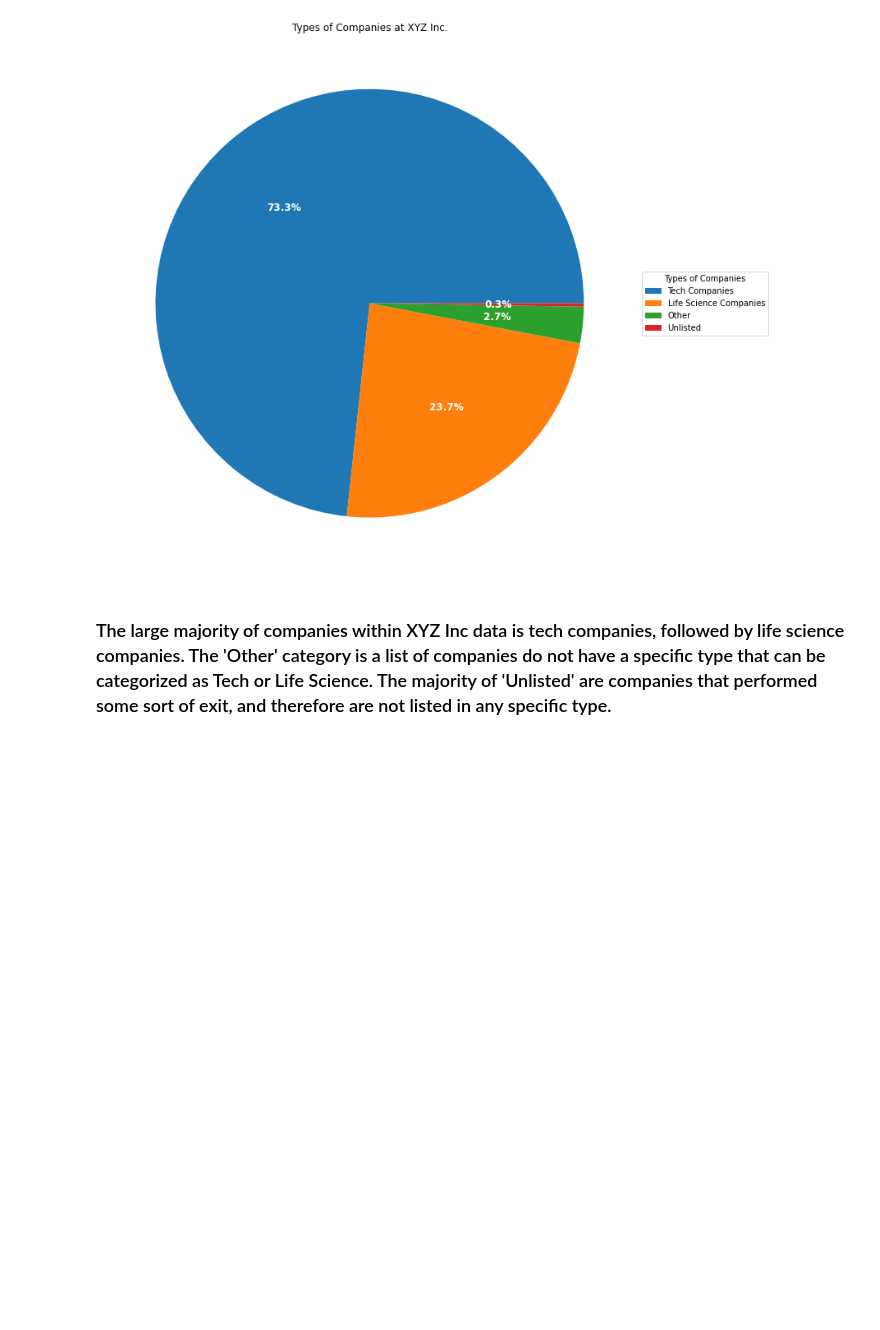
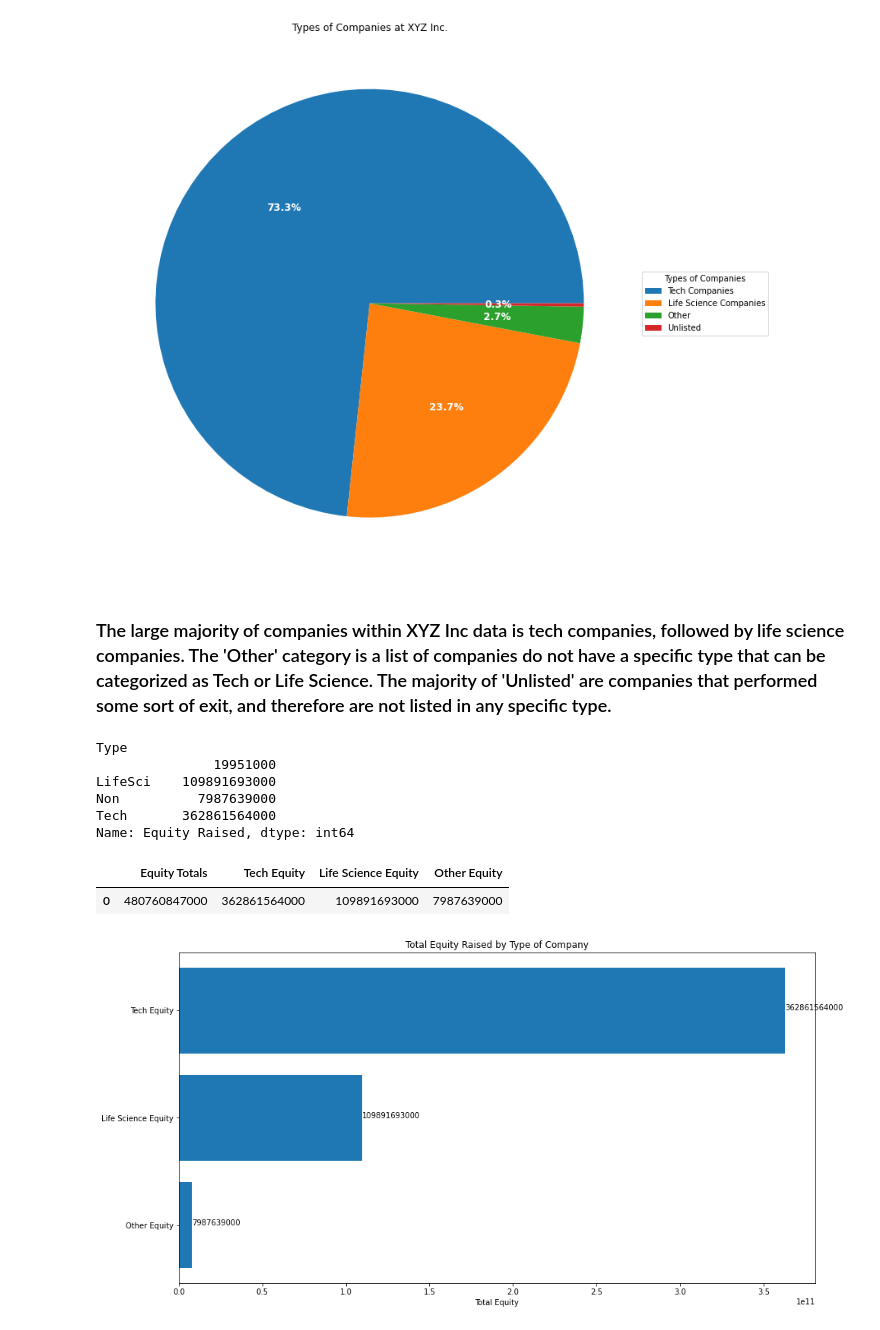
Before and after one commit to gianmillare/Enterprise-Data-Analysis, a Jupyter notebook: market_share_analysis.ipynb, the cells around one changed output. Cells and saved outputs as stored; diff of their text form; code cells hidden in the pictures; blank space fills up the shorter version.

Commit message:
completed part 1 business types

```diff
--- a/market_share_analysis.ipynb
+++ b/market_share_analysis.ipynb
@@ -76,9 +76,11 @@ reformatted_equity = []
 
 for i in range(len(master["Equity Raised"])):
     if isinstance(master["Equity Raised"][i], str):
-        reformatted_equity.append(int(master["Equity Raised"][i].replace("$", "").replace(",", "").replace("K", "")))
+        reformatted_equity.append(int(master["Equity Raised"][i].replace("$", "").replace(",", "").replace("K", "") + "000"))
     else:
         reformatted_equity.append(int(master["Equity Raised"][i]))
+
+# we append a "000" to the end of the string equity value because the original values are in the thousands (k)
 # %%
 # replace the existing "Equity Raised" column with the reformatted version
 master["Equity Raised"] = reformatted_equity
@@ -155,3 +157,55 @@ plt.show()
 [figure]
 # %% [markdown]
 ### The large majority of companies within XYZ Inc data is tech companies, followed by life science companies.  The 'Other' category is a list of companies do not have a specific type that can be categorized as Tech or Life Science. The majority of 'Unlisted' are companies that performed some sort of exit, and therefore are not listed in any specific type.
+# %%
+# Create a new dataframe to group by the amount of equity raised by each type of company
+# Remember that each summ total is in (K). i.e. 1,000K == 1,000,000
+master.groupby("Type")["Equity Raised"].sum()
+
+# Please Note: The below values were validated using Excels pivot table function
+# %% [output]
+Type
+               19951000
+LifeSci    109891693000
+Non          7987639000
+Tech       362861564000
+Name: Equity Raised, dtype: int64
+# %%
+tech_equity = int(master.groupby("Type")["Equity Raised"].sum()[3])
+lifesci_equity = int(master.groupby("Type")["Equity Raised"].sum()[1])
+other_equity = int(master.groupby("Type")["Equity Raised"].sum()[2])
+unlisted_equity = int(master.groupby("Type")["Equity Raised"].sum()[0])
+# %%
+# Create the equity totals dataframe grouped by Type
+# Decided to remove the unlisted companies as the majority of them performed some sort of exit, and amounts
+# to a very small portion of contributed value (outlier)
+
+equity_totals_df = pd.DataFrame({
+    "Equity Totals": master["Equity Raised"].sum(),
+    "Tech Equity": [tech_equity],
+    "Life Science Equity": [lifesci_equity],
+    "Other Equity": [other_equity],
+})
+
+equity_totals_df.head()
+# %% [output]
+|  | Equity Totals | Tech Equity | Life Science Equity | Other Equity |
+| 0 | 480760847000 | 362861564000 | 109891693000 | 7987639000 |
+# %%
+f, ax = plt.subplots(figsize=(15,8))
+
+xaxis = [equity_totals_df["Tech Equity"][0], equity_totals_df["Life Science Equity"][0], equity_totals_df["Other Equity"][0]]
+yaxis = ["Tech Equity", "Life Science Equity", "Other Equity"]
+
+ax.barh(yaxis, xaxis)
+ax.set_yticklabels(yaxis)
+ax.invert_yaxis()
+ax.set_xlabel("Total Equity")
+ax.set_title('Total Equity Raised by Type of Company')
+
+for index, value in enumerate(xaxis):
+    plt.text(value, index, str(value))
+
+plt.show()
+# %% [output]
+[figure, added]
```
Also changed, not shown: parts of 1 cell of this notebook.
